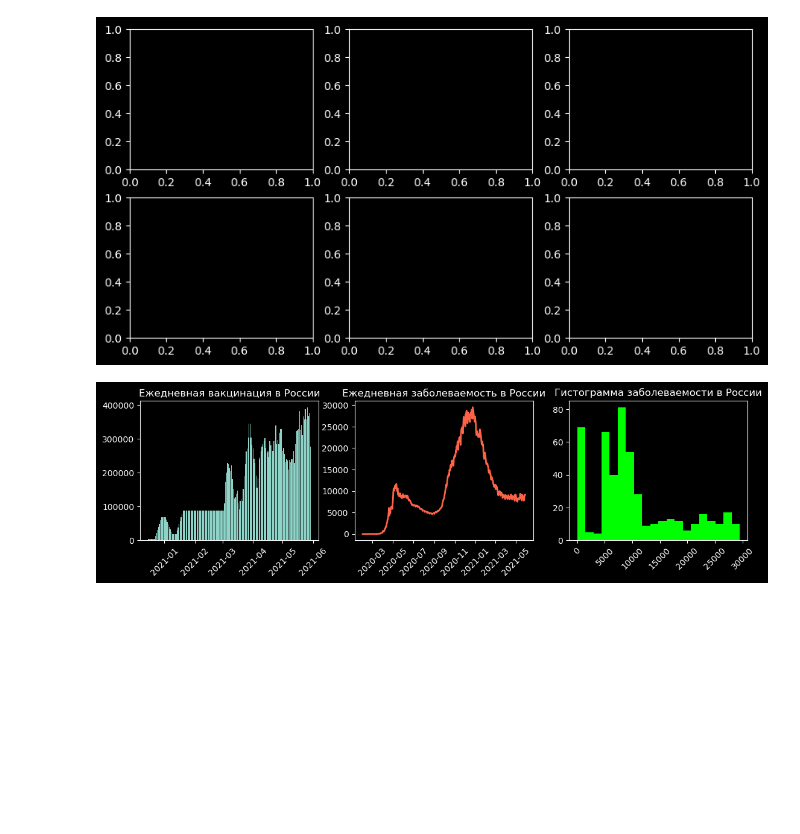
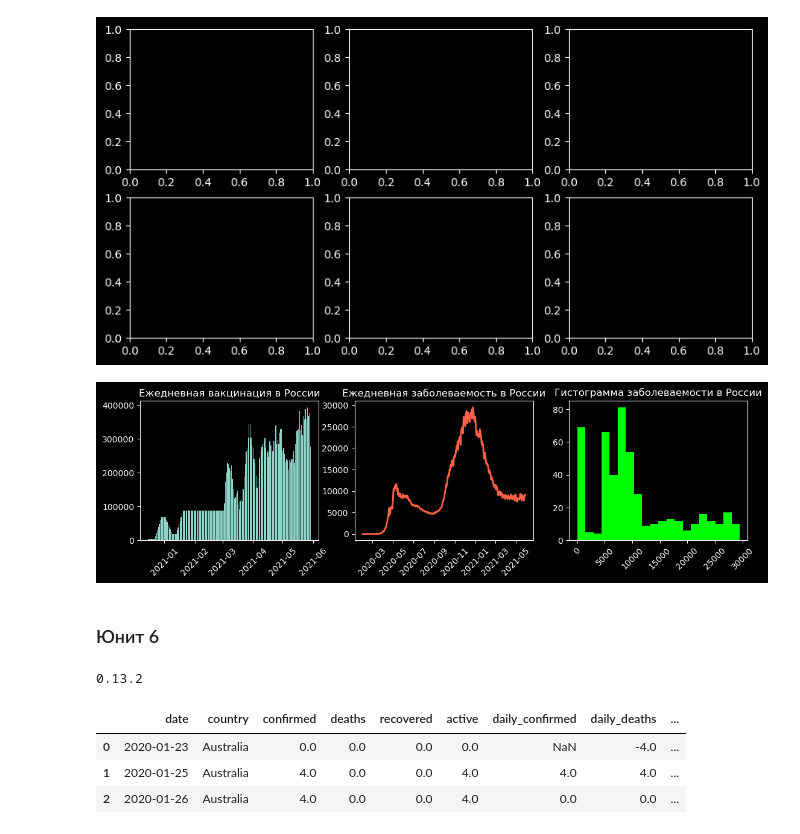
Before and after one commit to thetitorenko/sf_dspr_code, a Jupyter notebook: 01-block/06-python_13/06-python_13.ipynb, the cells around one changed output. Saved outputs shown, nothing was run; the diff lists cells and outputs as text; code cells hidden in the pictures; blank space fills up the shorter version.

```diff
--- a/01-block/06-python_13/06-python_13.ipynb
+++ b/01-block/06-python_13/06-python_13.ipynb
@@ -367,3 +367,30 @@ axes[2].xaxis.set_tick_params(rotation=45)
 plt.show()
 # %% [output]
 [figure]
+# %% [markdown]
+### Юнит 6
+# %%
+print(sns.__version__)
+# %% [output]
+0.13.2
+# %%
+# Создаем датафрейм с по части стран для визуализации
+countries = ['Russia', 'Australia', 'Germany', 'Canada', 'United Kingdom']
+cropped_covid_df = covid_df[covid_df['country'].isin(countries)]
+
+populations = pd.DataFrame([
+    ['Canada', 37664517],
+    ['Germany', 83721496],
+    ['Russia', 145975300],
+    ['Australia', 25726900],
+    ['United Kingdom', 67802690]],
+    columns=['country', 'population'])
+
+cropped_covid_df = cropped_covid_df.merge(populations, on='country')
+cropped_covid_df['daily_confirmed_per_hundred'] = cropped_covid_df['daily_confirmed'] / cropped_covid_df['population'] * 100
+cropped_covid_df.head(3)
+# %% [output]
+|  | date | country | confirmed | deaths | recovered | active | daily_confirmed | daily_deaths | ... |
+| 0 | 2020-01-23 | Australia | 0.0 | 0.0 | 0.0 | 0.0 | NaN | -4.0 | ... |
+| 1 | 2020-01-25 | Australia | 4.0 | 0.0 | 0.0 | 4.0 | 4.0 | 4.0 | ... |
+| 2 | 2020-01-26 | Australia | 4.0 | 0.0 | 0.0 | 4.0 | 0.0 | 0.0 | ... |
```
Also changed, not shown: parts of 2 cells of this notebook.
